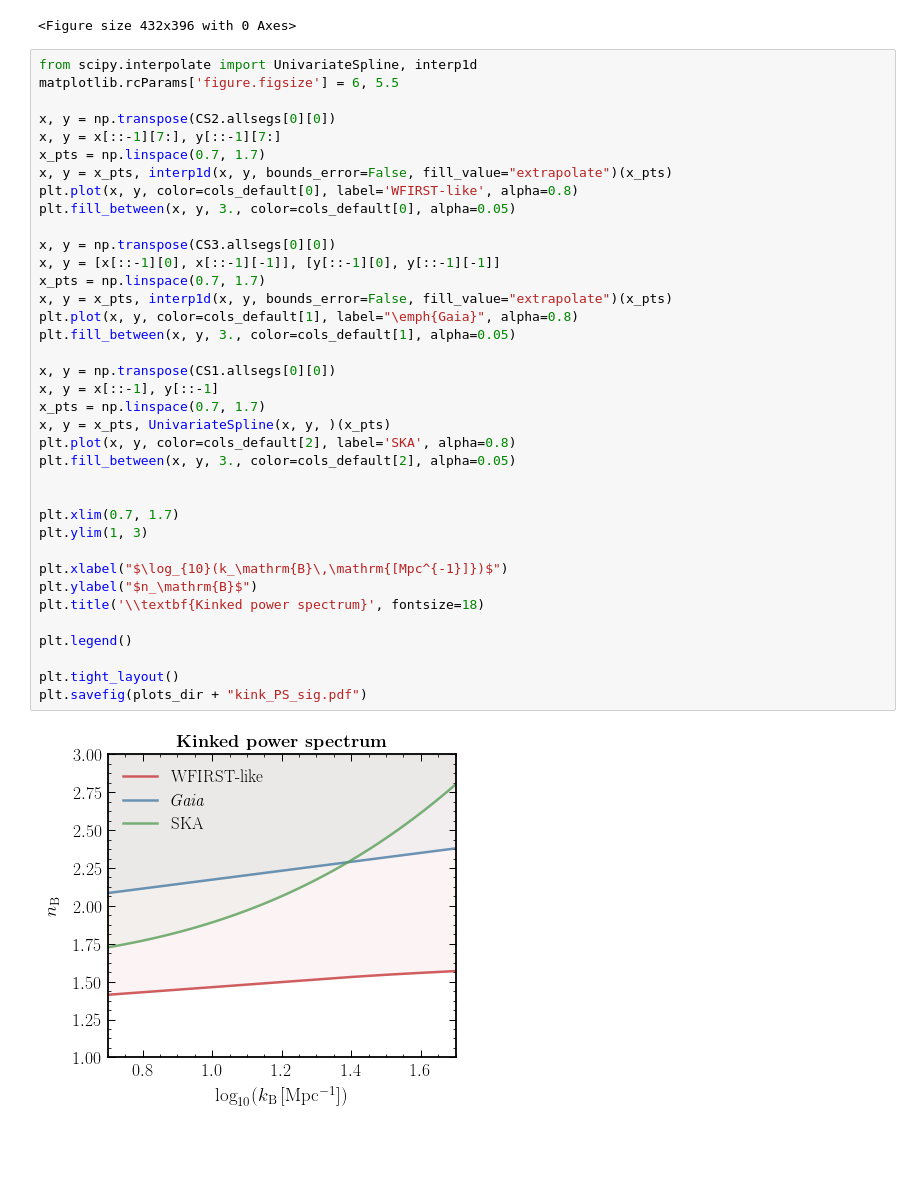
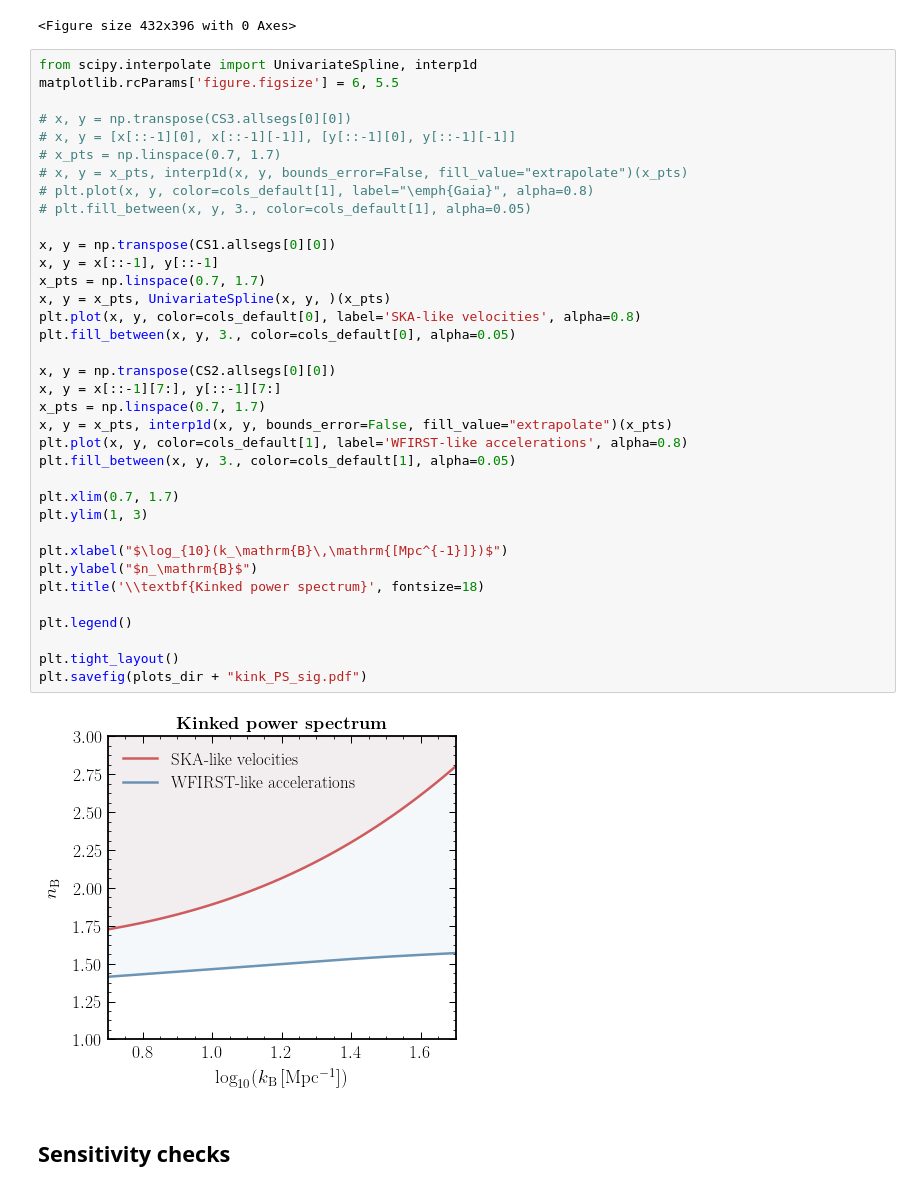
Before and after one commit to smsharma/astrometry-lensing-correlations, a Jupyter notebook: notebooks/06_primordial_kink.ipynb, the cells around one changed output. Cells and saved outputs as stored; diff of their text form; blank space fills up the shorter version.

```diff
--- a/notebooks/06_primordial_kink.ipynb
+++ b/notebooks/06_primordial_kink.ipynb
@@ -261,39 +261,40 @@ plt.clf()
 # %%
 from scipy.interpolate import UnivariateSpline, interp1d
 matplotlib.rcParams['figure.figsize'] = 6, 5.5
+
+# x, y = np.transpose(CS3.allsegs[0][0])
+# x, y = [x[::-1][0], x[::-1][-1]], [y[::-1][0], y[::-1][-1]]
+# x_pts = np.linspace(0.7, 1.7)
+# x, y = x_pts, interp1d(x, y, bounds_error=False, fill_value="extrapolate")(x_pts)
+# plt.plot(x, y, color=cols_default[1], label="\emph{Gaia}", alpha=0.8)
+# plt.fill_between(x, y, 3., color=cols_default[1], alpha=0.05)
+
+x, y = np.transpose(CS1.allsegs[0][0])
+x, y = x[::-1], y[::-1]
+x_pts = np.linspace(0.7, 1.7)
+x, y = x_pts, UnivariateSpline(x, y, )(x_pts)
+plt.plot(x, y, color=cols_default[0], label='SKA-like velocities', alpha=0.8)
+plt.fill_between(x, y, 3., color=cols_default[0], alpha=0.05)
 
 x, y = np.transpose(CS2.allsegs[0][0])
 x, y = x[::-1][7:], y[::-1][7:]
 x_pts = np.linspace(0.7, 1.7)
 x, y = x_pts, interp1d(x, y, bounds_error=False, fill_value="extrapolate")(x_pts)
-plt.plot(x, y, color=cols_default[0], label='WFIRST-like', alpha=0.8)
-plt.fill_between(x, y, 3., color=cols_default[0], alpha=0.05)
-
-x, y = np.transpose(CS3.allsegs[0][0])
-x, y = [x[::-1][0], x[::-1][-1]], [y[::-1][0], y[::-1][-1]]
-x_pts = np.linspace(0.7, 1.7)
-x, y = x_pts, interp1d(x, y, bounds_error=False, fill_value="extrapolate")(x_pts)
-plt.plot(x, y, color=cols_default[1], label="\emph{Gaia}", alpha=0.8)
+plt.plot(x, y, color=cols_default[1], label='WFIRST-like accelerations', alpha=0.8)
 plt.fill_between(x, y, 3., color=cols_default[1], alpha=0.05)
-
-x, y = np.transpose(CS1.allsegs[0][0])
-x, y = x[::-1], y[::-1]
-x_pts = np.linspace(0.7, 1.7)
-x, y = x_pts, UnivariateSpline(x, y, )(x_pts)
-plt.plot(x, y, color=cols_default[2], label='SKA', alpha=0.8)
-plt.fill_between(x, y, 3., color=cols_default[2], alpha=0.05)
-
 
 plt.xlim(0.7, 1.7)
 plt.ylim(1, 3)
 
 plt.xlabel("$\log_{10}(k_\mathrm{B}\,\mathrm{[Mpc^{-1}]})$")
 plt.ylabel("$n_\mathrm{B}$")
 plt.title('\\textbf{Kinked power spectrum}', fontsize=18)
 
 plt.legend()
 
 plt.tight_layout()
 plt.savefig(plots_dir + "kink_PS_sig.pdf")
 # %% [output]
-[figure, old version]
+[figure, new version]
+# %% [markdown]
+## Sensitivity checks
```
Also changed, not shown: parts of 8 cells of this notebook, 7 other files.
